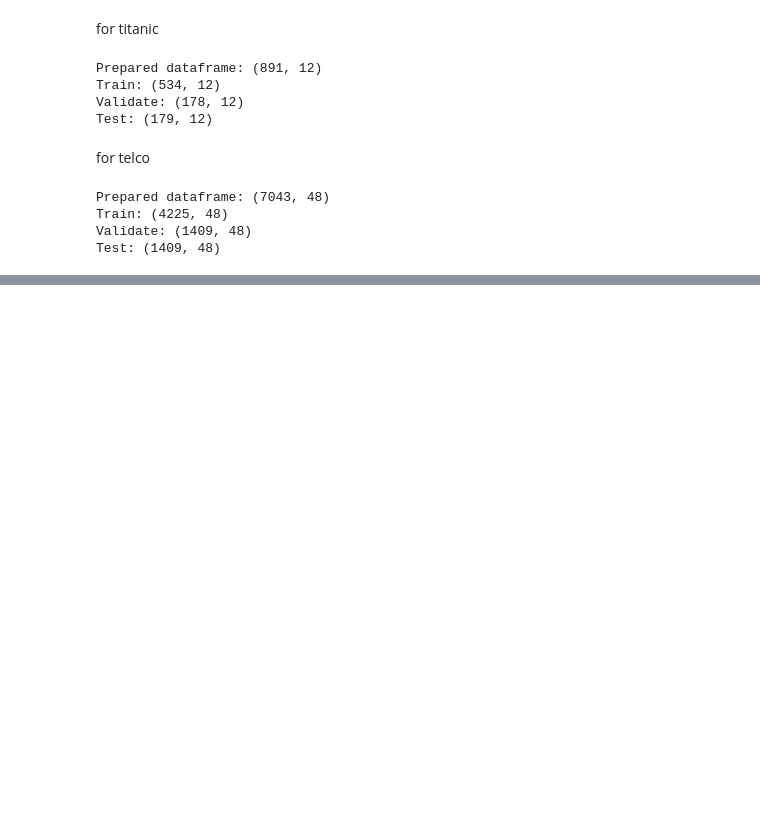
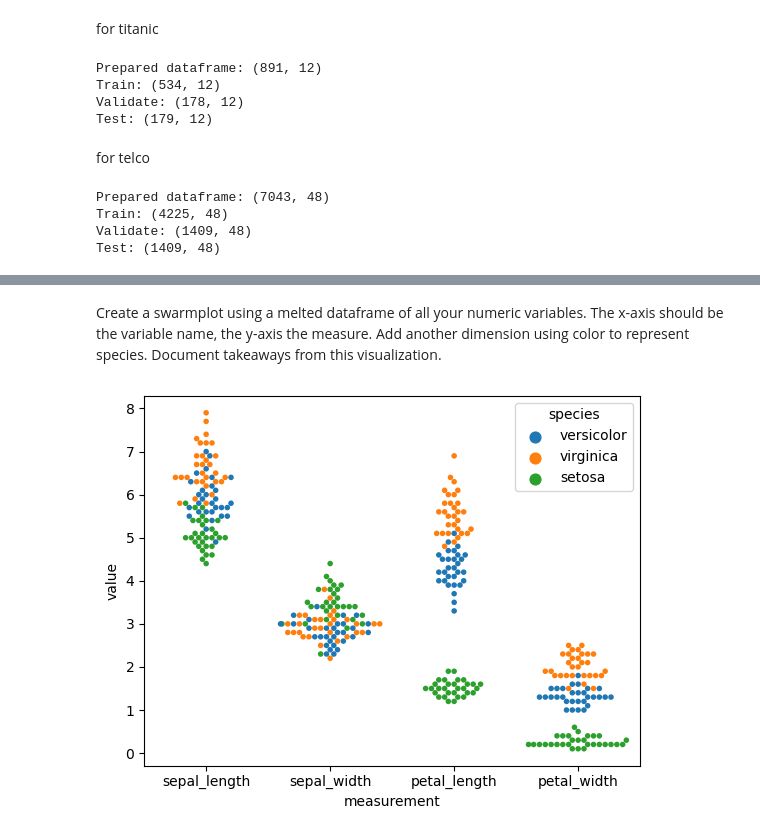
Before and after one commit to JAJCole/classification-exercises, a Jupyter notebook: classification_exercises.ipynb, the cells around one changed output, grey strips where cells are left out. Drawn from its saved outputs; the diff is of its cells as text; code cells hidden in the pictures; blank space fills up the shorter version.

```diff
--- a/classification_exercises.ipynb
+++ b/classification_exercises.ipynb
@@ -892,0 +877,8 @@ plt.show()
+# %% [markdown]
+Create a swarmplot using a melted dataframe of all your numeric variables. The x-axis should be the variable name, the y-axis the measure. Add another dimension using color to represent species. Document takeaways from this visualization.
+# %%
+melt = train_iris.melt(id_vars=['species'],value_vars=features, var_name='measurement')
+sns.swarmplot(data=melt, x='measurement', y='value', hue='species', size=4)
+plt.show()
+# %% [output]
+[figure, added]
```
Also changed, not shown: parts of 94 cells of this notebook.
